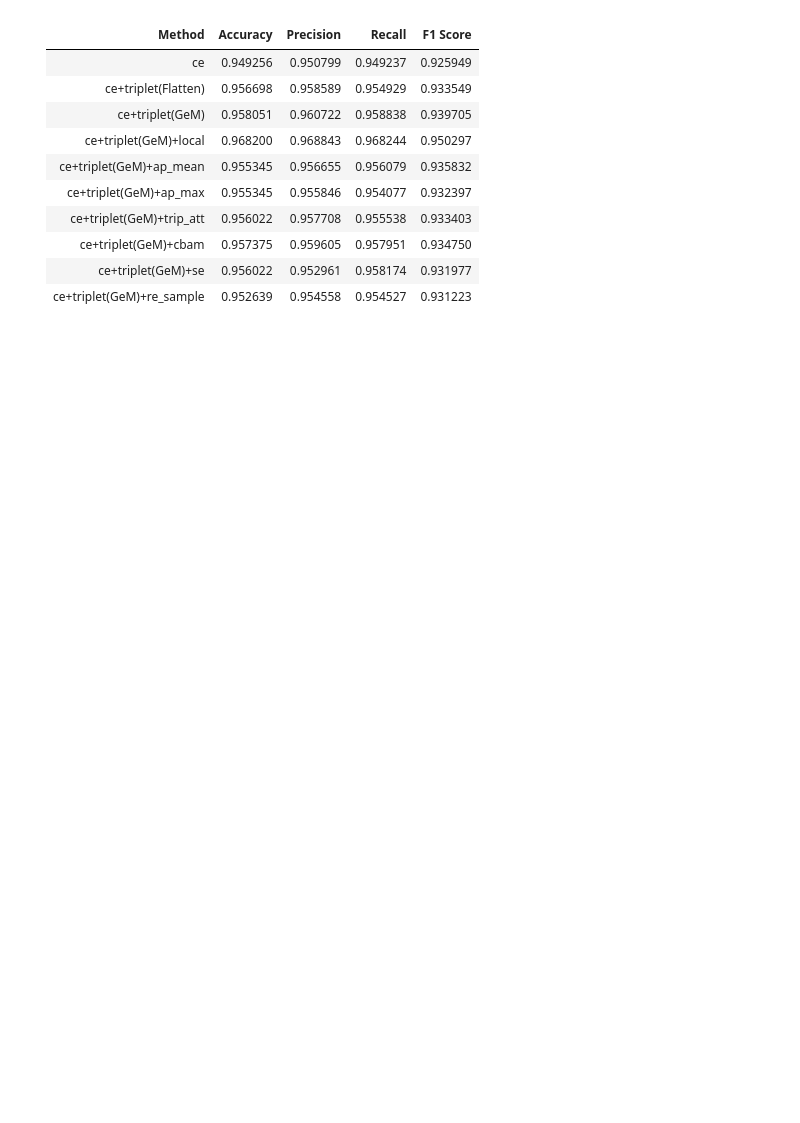
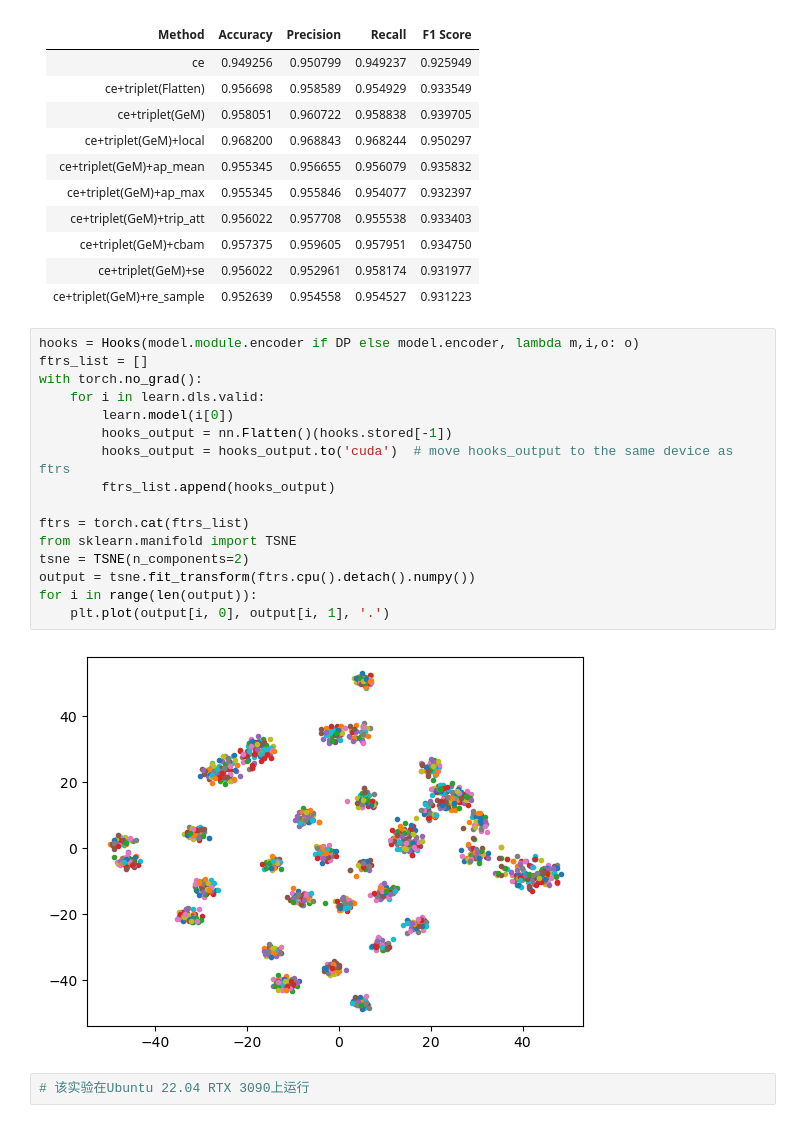
Before and after one commit to Kenny3Shen/InverseVC, a Jupyter notebook: global-local-metric.ipynb, the cells around one changed output. Cells and saved outputs as stored; diff of their text form; blank space fills up the shorter version.

```diff
--- a/global-local-metric.ipynb
+++ b/global-local-metric.ipynb
@@ -500,3 +503,23 @@ Better model found at epoch 19 with f1score value: 0.9502971225049338.
 | ce+triplet(GeM)+cbam       | 0.957375 | 0.959605  | 0.957951| 0.934750 |
 | ce+triplet(GeM)+se         | 0.956022 | 0.952961  | 0.958174| 0.931977 |
 | ce+triplet(GeM)+re_sample  | 0.952639 | 0.954558  | 0.954527| 0.931223 |
+# %%
+hooks = Hooks(model.module.encoder if DP else model.encoder, lambda m,i,o: o)
+ftrs_list = []
+with torch.no_grad():
+    for i in learn.dls.valid:
+        learn.model(i[0])
+        hooks_output = nn.Flatten()(hooks.stored[-1])
+        hooks_output = hooks_output.to('cuda')  # move hooks_output to the same device as ftrs
+        ftrs_list.append(hooks_output)
+
+ftrs = torch.cat(ftrs_list)
+from sklearn.manifold import TSNE
+tsne = TSNE(n_components=2)
+output = tsne.fit_transform(ftrs.cpu().detach().numpy())
+for i in range(len(output)):
+    plt.plot(output[i, 0], output[i, 1], '.')
+# %% [output]
+[figure, added]
+# %%
+# 该实验在Ubuntu 22.04 RTX 3090上运行
```
Also changed, not shown: parts of 2 cells of this notebook.
